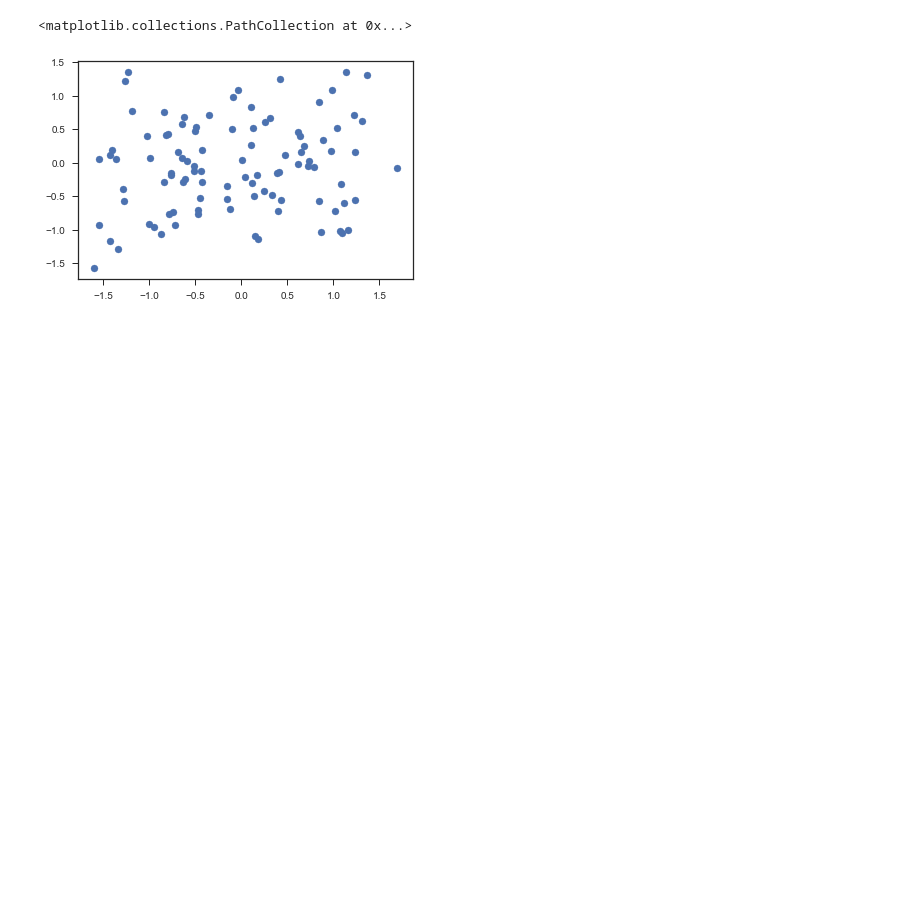
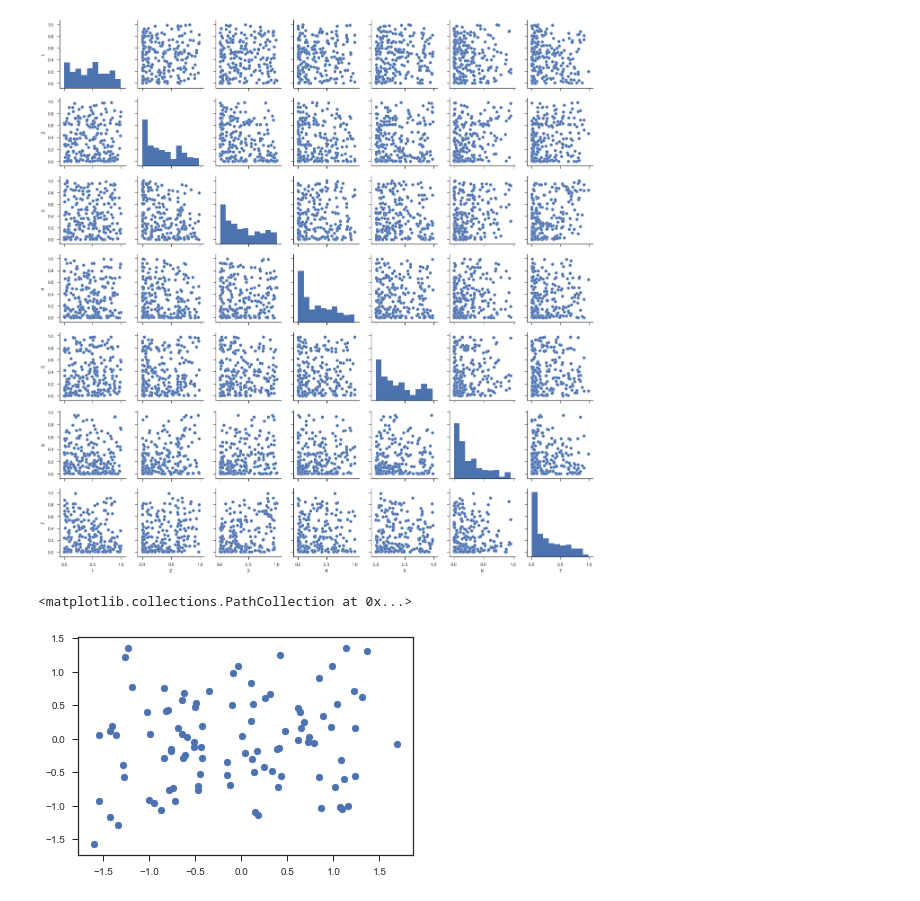
Before and after one commit to someoneinthecrowd/Microroller_Fields, a Jupyter notebook: learningdata.ipynb, the cells around one changed output. Cells and saved outputs as stored; diff of their text form; code cells hidden in the pictures; blank space fills up the shorter version.

```diff
--- a/learningdata.ipynb
+++ b/learningdata.ipynb
@@ -18,0 +49,6 @@ data = pd.concat(dfs,ignore_index=True)
+# %%
+x_train = np.vstack((x_train1,x_train2))
+y_train = np.vstack((y_train1,y_train2))
+# %%
+boolen=np.ndarray.flatten(y_train==0)
+learn=x_train[boolen]
@@ -18,0 +98,4 @@ data = pd.concat(dfs,ignore_index=True)
+# %%
+dx1zero=pd.DataFrame(data=learn,
+          index=np.array(range(1, 220)),
+          columns=np.array(range(1, 8)))
@@ -19,6 +111,12 @@ data = pd.concat(dfs,ignore_index=True)
+# %%
+try1=dx1zero**2
 # %%
 import seaborn as sns
 sns.set(style="ticks", color_codes=True)
+# %%
+g = sns.pairplot(try1)
+# %% [output]
+[figure, added]
 # %%
 plt.scatter(data[1]+data[2],data[5]+data[6])
 # %% [output]
```
Also changed, not shown: parts of 11 cells of this notebook.
